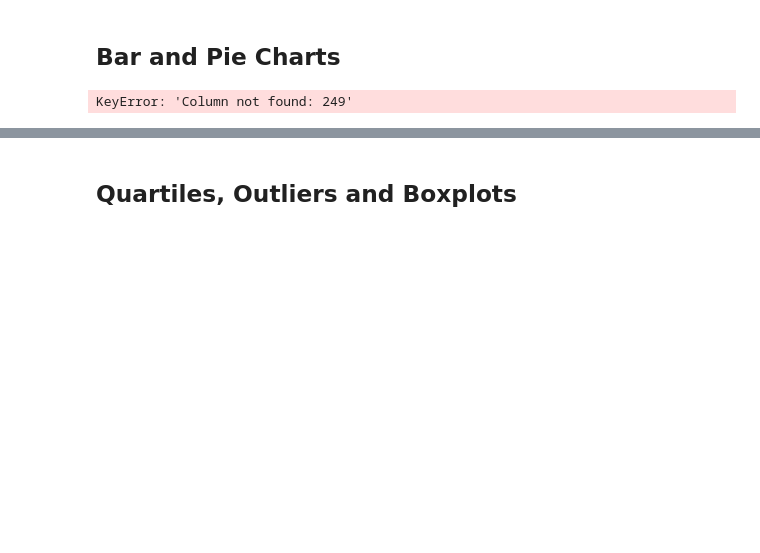
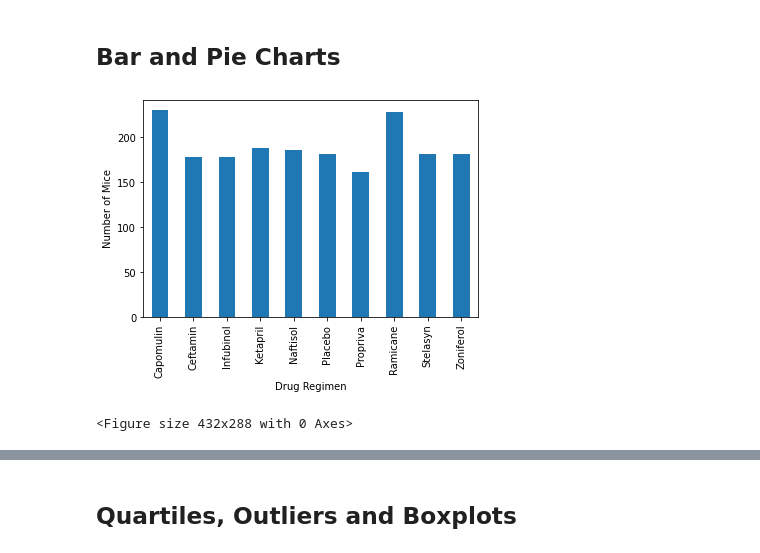
Before and after one commit to dgooden123/matplotlib-challenge, a Jupyter notebook: pymaceuticals_starter.ipynb, the cells around one changed output, grey strips where cells are left out. Drawn from its saved outputs; the diff is of its cells as text; code cells hidden in the pictures; blank space fills up the shorter version.

```diff
--- a/pymaceuticals_starter.ipynb
+++ b/pymaceuticals_starter.ipynb
@@ -91,15 +104,16 @@ agg_vol
 ## Bar and Pie Charts
 # %%
 # Generate a bar plot showing the total number of unique mice tested on each drug regimen using pandas.
-mouse_count=drug_group[number_mice].count()
+mouse_count=drug_group['Mouse ID'].count()
 
 mouse_chart = mouse_count.plot(kind='bar')
 
 mouse_chart.set_xlabel("Drug Regimen")
 mouse_chart.set_ylabel("Number of Mice")
 
 
 plt.show()
 plt.tight_layout()
 # %% [output]
+[figure, added]
-KeyError: 'Column not found: 249'
+<Figure size 432x288 with 0 Axes>
```
Also changed, not shown: parts of 8 cells of this notebook.
